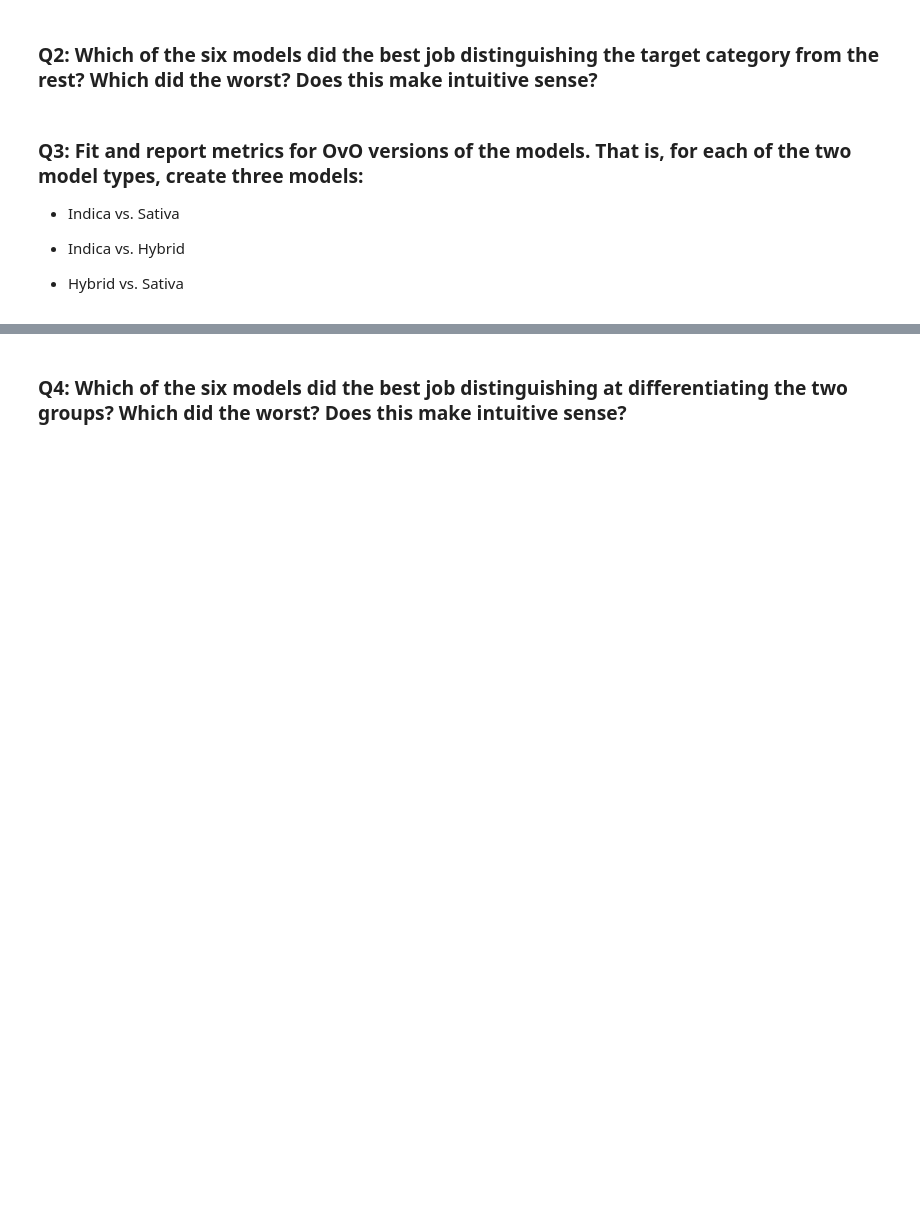
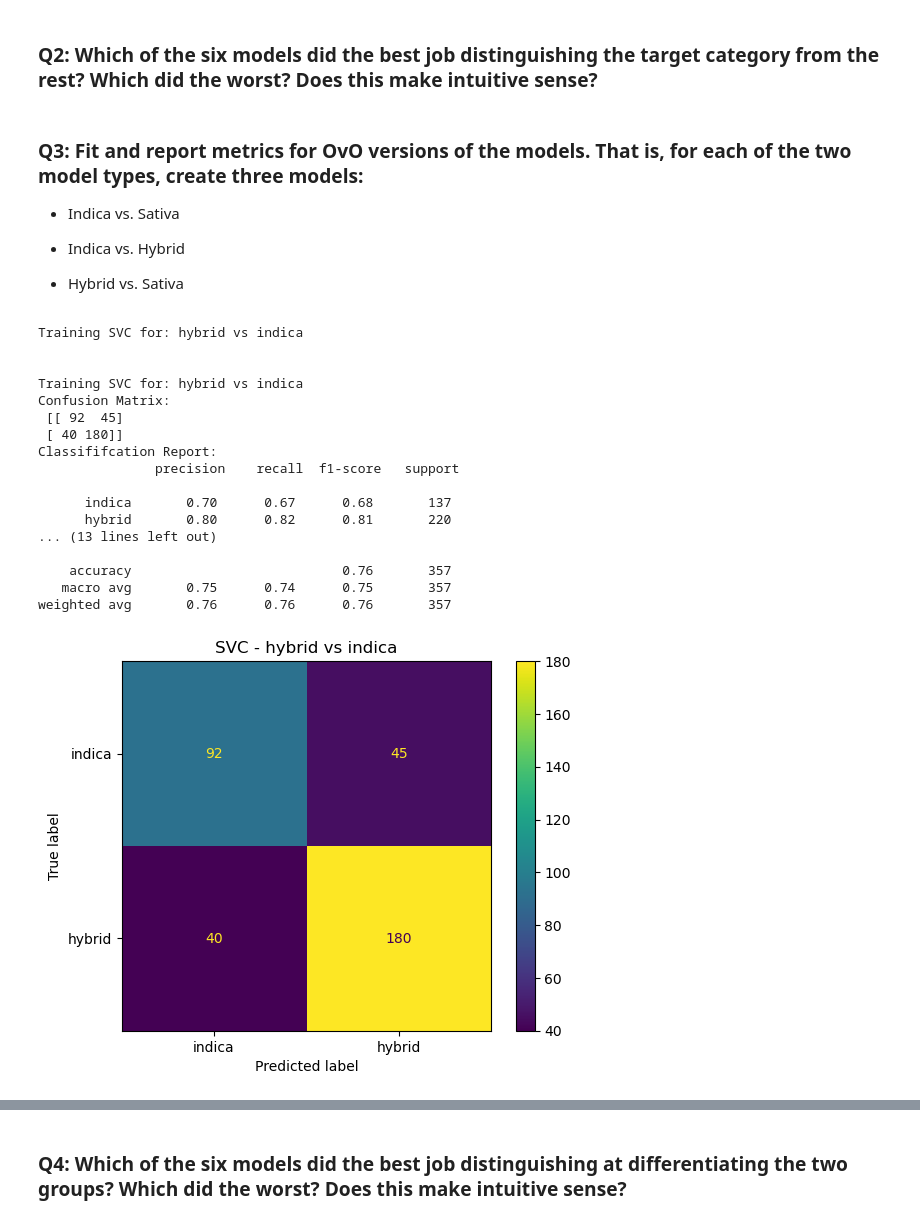
Before and after one commit to summerchurby/GSB-544, a Jupyter notebook: Lab8.ipynb, the cells around one changed output, grey strips where cells are left out. Saved outputs shown, nothing was run; the diff lists cells and outputs as text; code cells hidden in the pictures; blank space fills up the shorter version.

```diff
--- a/Lab8.ipynb
+++ b/Lab8.ipynb
@@ -563,3 +563,69 @@ weighted avg       0.82      0.84      0.82       439
 * Indica vs. Hybrid
 
 * Hybrid vs. Sativa
+# %%
+# function to create subsets
+def create_ovo_subset(X, y, class1, class2):
+    mask = (y == class1) | (y == class2)
+    X_ovo = X[mask]
+    y_ovo = y[mask]
+    return X_ovo, y_ovo
+
+# function to fit models
+def fit_ovo_models(models, X, y, class_pairs, target_names):
+    results = {}
+    for model_name, model in models.items():
+        for (class1, class2) in class_pairs:
+            print(f"\nTraining {model_name} for: {target_names[class1]} vs {target_names[class2]}")
+            X_ovo, y_ovo = create_ovo_subset(X, y, class1, class2)
+            y_ovo_binary = (y_ovo == class1).astype(int)
+            X_train, X_test, y_train, y_test = train_test_split(X_ovo, y_ovo_binary, test_size = 0.2, random_state = 1)
+            # fit model
+            model.fit(X_train, y_train)
+            # predictions
+            predictions = model.predict(X_test)
+            # results
+            conf_matrix = confusion_matrix(y_test, predictions)
+            report = classification_report(y_test, predictions, target_names=[target_names[class2], target_names[class1]])
+            print("Confusion Matrix:\n", conf_matrix)
+            print("Classififcation Report:\n", report)
+            # plot confusion matrix
+            ConfusionMatrixDisplay.from_predictions(
+                y_test, predictions, display_labels=[target_names[class2], target_names[class1]], cmap="viridis"
+            )
+            plt.title(f"{model_name} - {target_names[class1]} vs {target_names[class2]}")
+            plt.show()
+            # results
+            results[(model_name, f"{target_names[class1]} vs {target_names[class2]}")] = {
+                "conf_matrix": conf_matrix,
+                "report": report
+            }
+    return results
+
+# define class pairs
+class_pairs = [(0,1), (0,2), (1,2)]
+# define models
+ovo_models = {
+    "SVC": SVC(kernel="linear", probability=True, random_state=1),
+    "Logistic Regression": LogisticRegression(random_state=1, max_iter=1000)
+}
+ovo_results = fit_ovo_models(ovo_models, X, y, class_pairs, target_names=le.classes_)
+# %% [output]
+Training SVC for: hybrid vs indica
+
+
+Training SVC for: hybrid vs indica
+Confusion Matrix:
+ [[ 92  45]
+ [ 40 180]]
+Classififcation Report:
+               precision    recall  f1-score   support
+
+      indica       0.70      0.67      0.68       137
+      hybrid       0.80      0.82      0.81       220
+... (13 lines left out)
+
+    accuracy                           0.76       357
+   macro avg       0.75      0.74      0.75       357
+weighted avg       0.76      0.76      0.76       357
+[figure, added]
```
Also changed, not shown: parts of 1 cell of this notebook.
